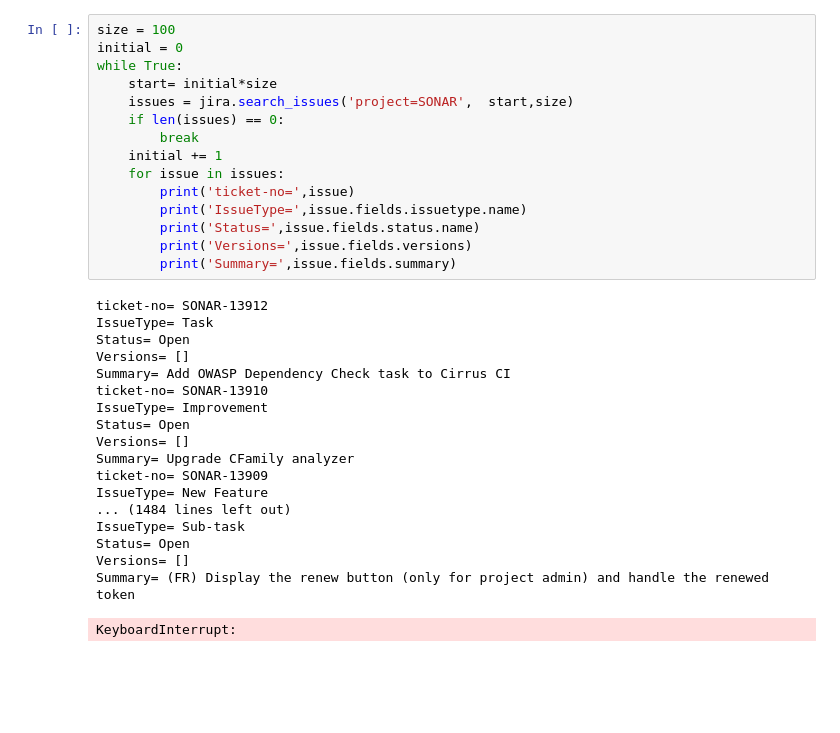
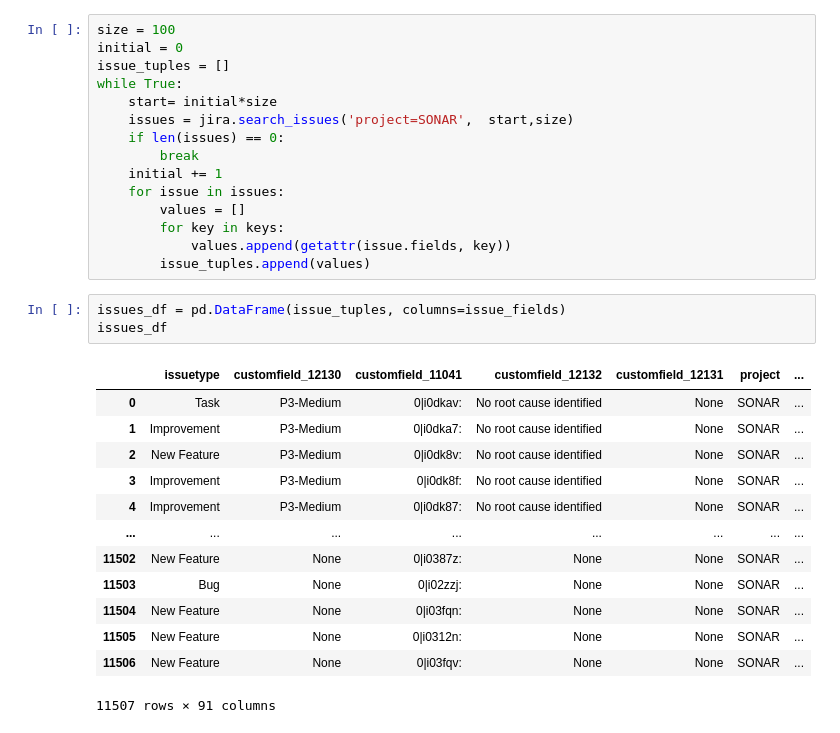
Before and after one commit to IncioMan/Continuous-Integration-metrics-for-post-release-bugs-prediction, a Jupyter notebook: Jira_issue_retriever.ipynb, the cells around one changed output. Drawn from its saved outputs; the diff is of its cells as text; blank space fills up the shorter version.

Commit message:
all issues retrieved - fixversion to extract

```diff
--- a/Jira_issue_retriever.ipynb
+++ b/Jira_issue_retriever.ipynb
@@ -7,6 +119,7 @@ issues_in_proj = jira.search_issues('project=SONAR & type=Bug')
 # %%
 size = 100
 initial = 0
+issue_tuples = []
 while True:
     start= initial*size
     issues = jira.search_issues('project=SONAR',  start,size)
@@ -14,27 +127,24 @@ while True:
         break
     initial += 1
     for issue in issues:
-        print('ticket-no=',issue)
-        print('IssueType=',issue.fields.issuetype.name)
-        print('Status=',issue.fields.status.name)
-        print('Versions=',issue.fields.versions)
-        print('Summary=',issue.fields.summary)
+        values = []
+        for key in keys:
+            values.append(getattr(issue.fields, key))
+        issue_tuples.append(values)
-# %% [output]
-ticket-no= SONAR-13912
-IssueType= Task
-Status= Open
-Versions= []
-Summary= Add OWASP Dependency Check task to Cirrus CI
-ticket-no= SONAR-13910
-IssueType= Improvement
-Status= Open
-Versions= []
-Summary= Upgrade CFamily analyzer
-ticket-no= SONAR-13909
-IssueType= New Feature
-... (1484 lines left out)
-IssueType= Sub-task
-Status= Open
-Versions= []
-Summary= (FR) Display the renew button (only for project admin) and handle the renewed token
-KeyboardInterrupt:
+# %%
+issues_df = pd.DataFrame(issue_tuples, columns=issue_fields)
+issues_df
+# %% [output]
+|  | issuetype | customfield_12130 | customfield_11041 | customfield_12132 | customfield_12131 | project | ... |
+| 0 | Task | P3-Medium | 0|i0dkav: | No root cause identified | None | SONAR | ... |
+| 1 | Improvement | P3-Medium | 0|i0dka7: | No root cause identified | None | SONAR | ... |
+| 2 | New Feature | P3-Medium | 0|i0dk8v: | No root cause identified | None | SONAR | ... |
+| 3 | Improvement | P3-Medium | 0|i0dk8f: | No root cause identified | None | SONAR | ... |
+| 4 | Improvement | P3-Medium | 0|i0dk87: | No root cause identified | None | SONAR | ... |
+| ... | ... | ... | ... | ... | ... | ... | ... |
+| 11502 | New Feature | None | 0|i0387z: | None | None | SONAR | ... |
+| 11503 | Bug | None | 0|i02zzj: | None | None | SONAR | ... |
+| 11504 | New Feature | None | 0|i03fqn: | None | None | SONAR | ... |
+| 11505 | New Feature | None | 0|i0312n: | None | None | SONAR | ... |
+| 11506 | New Feature | None | 0|i03fqv: | None | None | SONAR | ... |
+11507 rows × 91 columns
```
Also changed, not shown: parts of 11 cells of this notebook, 1 other file.
